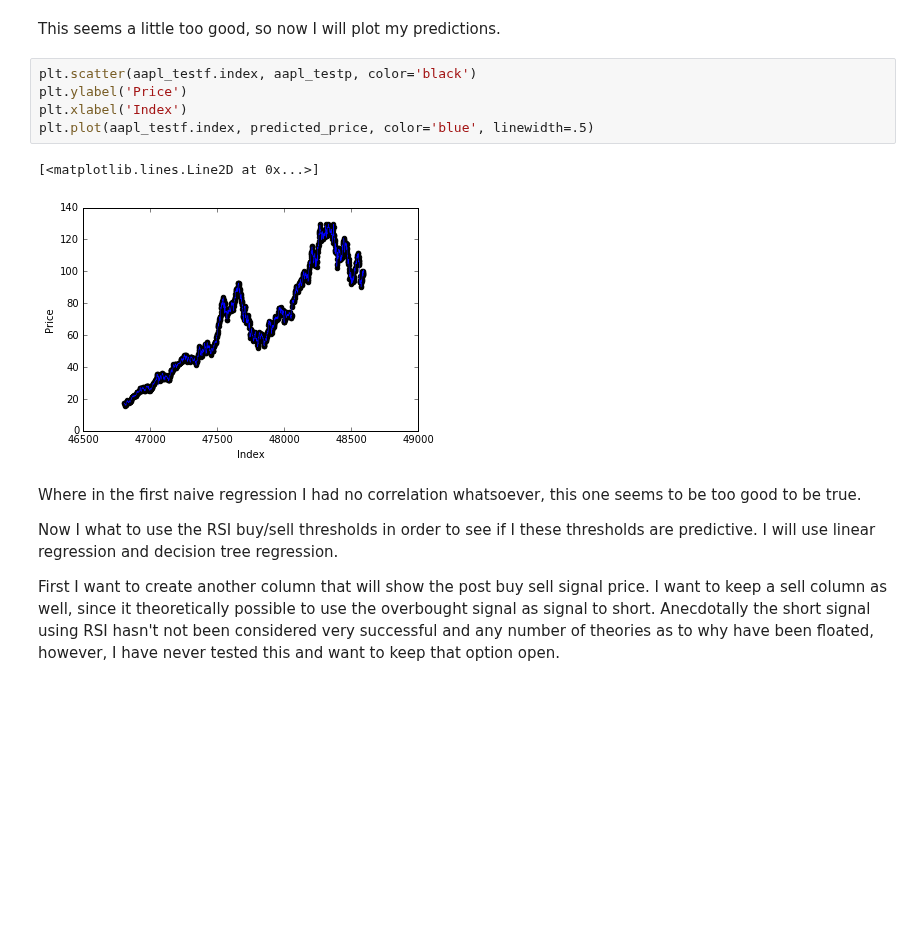
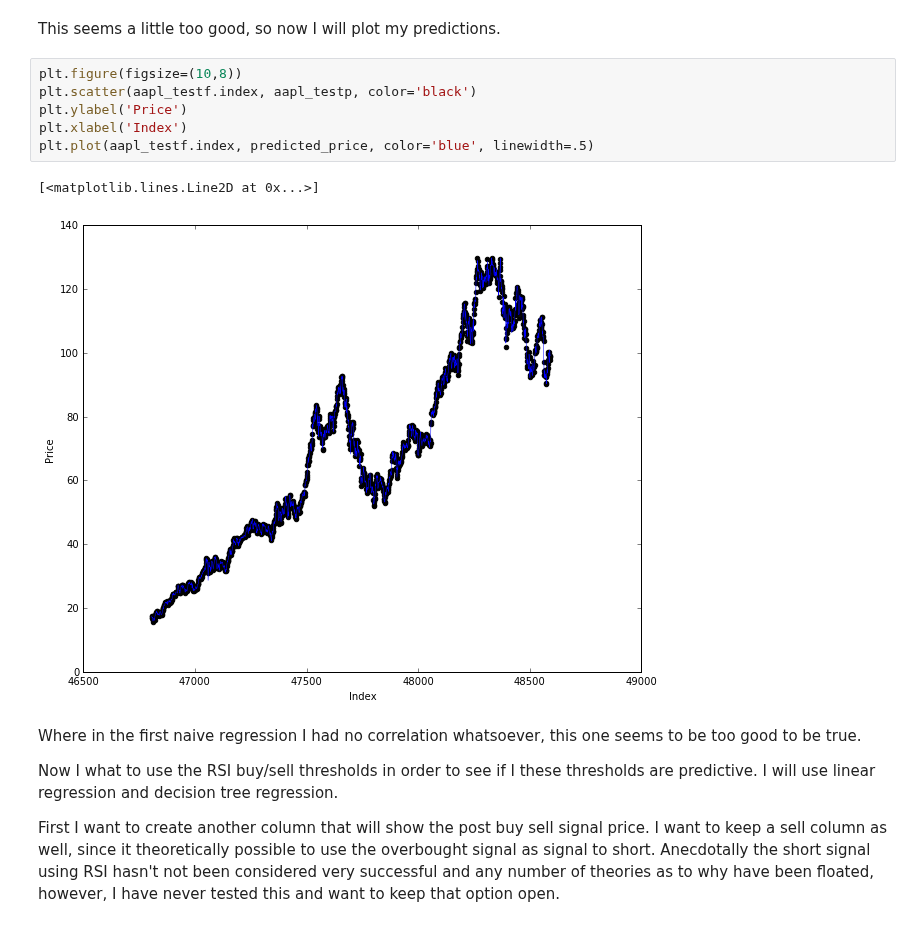
Before and after one commit to theofanislekkas/mlnd, a Jupyter notebook: rsi/Relative Strength Index and Predicting Stock Prices.ipynb, the cells around one changed output. Cells and saved outputs as stored; diff of their text form; blank space fills up the shorter version.

```diff
--- a/rsi/Relative Strength Index and Predicting Stock Prices.ipynb
+++ b/rsi/Relative Strength Index and Predicting Stock Prices.ipynb
@@ -340,13 +341,14 @@ dtype: float64
 # %% [markdown]
 This seems a little too good, so now I will plot my predictions.
 # %%
+plt.figure(figsize=(10,8))
 plt.scatter(aapl_testf.index, aapl_testp, color='black')
 plt.ylabel('Price')
 plt.xlabel('Index')
 plt.plot(aapl_testf.index, predicted_price, color='blue', linewidth=.5)
 # %% [output]
 [<matplotlib.lines.Line2D at 0x...>]
-[figure, old version]
+[figure, new version]
 # %% [markdown]
 Where in the first naive regression I had no correlation whatsoever, this one seems to be too good to be true.
 
```
Also changed, not shown: parts of 3 cells of this notebook.
